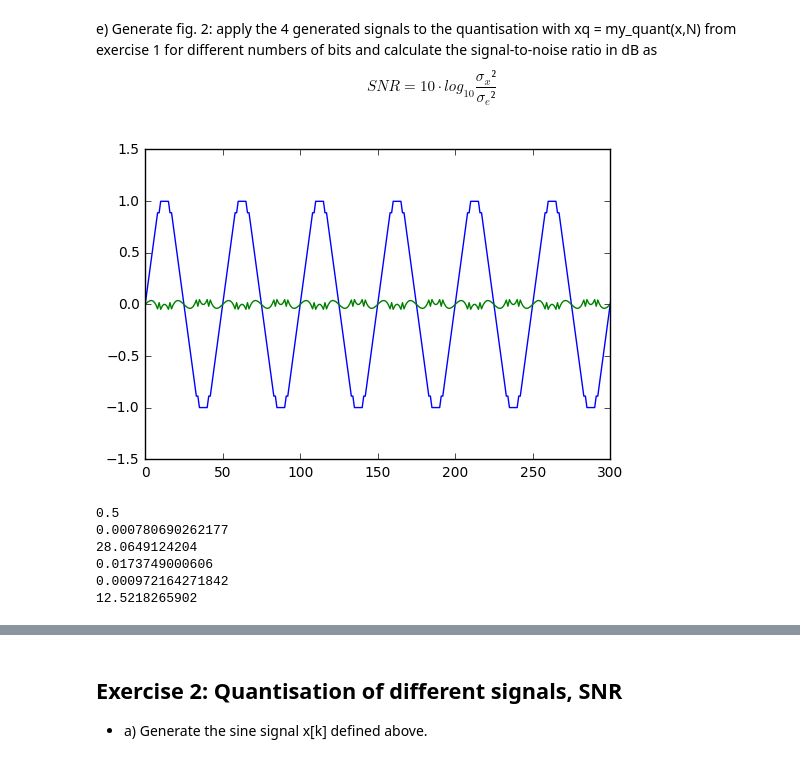
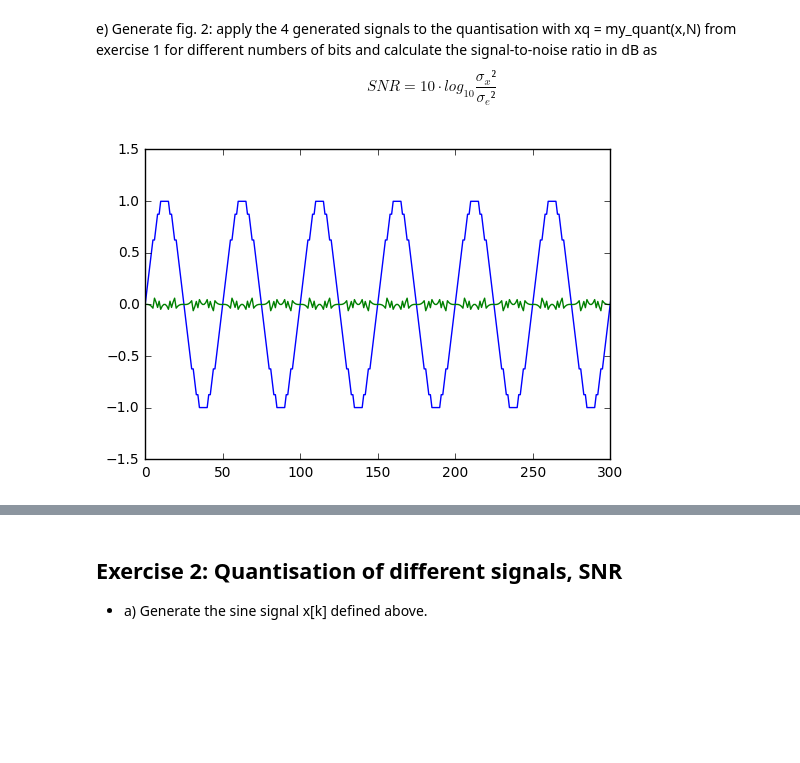
Before and after one commit to JakobHeller/DigitalSignalProcessing, a Jupyter notebook: Lab3.ipynb, the cells around one changed output, grey strips where cells are left out. Drawn from its saved outputs; the diff is of its cells as text; code cells hidden in the pictures; blank space fills up the shorter version.

```diff
--- a/Lab3.ipynb
+++ b/Lab3.ipynb
@@ -110,13 +110,14 @@ as
     SNR=10 \cdot log_{10} \frac{\sigma_x²}{\sigma_e²}
 \end{equation}
 # %%
-xSine_q=my_quant(xSine, 18)
+#this is for visualization only
+xSine_q=my_quant(xSine, 16)
 xSine_e=xSine-xSine_q
 plt.plot(k,xSine_q)
 plt.plot(k,xSine_e)
 plt.axis([0, 300, -1.5, 1.5]);
 # %% [output]
-[figure, old version]
+[figure, new version]
 # %%
 #to find the SNR we define a function that computes the SNR depending on the bitwidth
 def SNR(f, N): #enter [function, Number of quantisation steps]
@@ -131,12 +140,0 @@ def SNR(f, N): #enter [function, Number of quantisation steps]
-# %%
-snr_xsine=SNR(xSine, 18)
-print(snr_xsine)
-snr_xLaplace=SNR(xLaplace, 18)
-print(snr_xLaplace)
-# %% [output]
-0.5
-0.000780690262177
-28.0649124204
-0.0173749000606
-0.000972164271842
-12.5218265902
```
Also changed, not shown: parts of 10 cells of this notebook.
